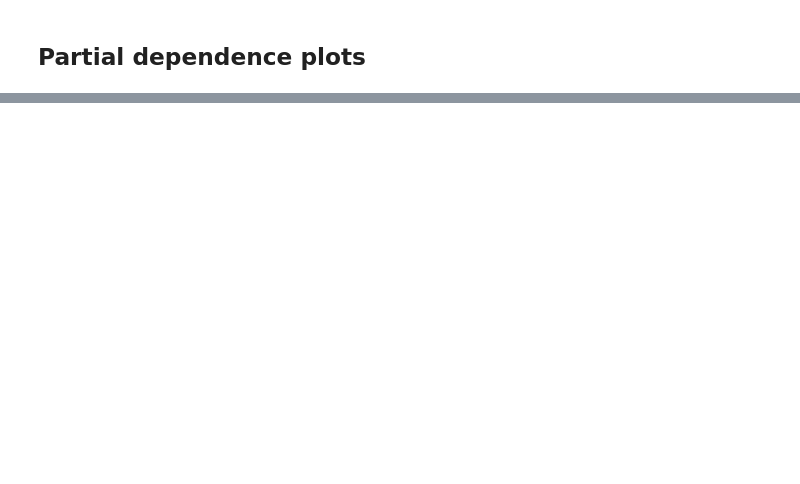
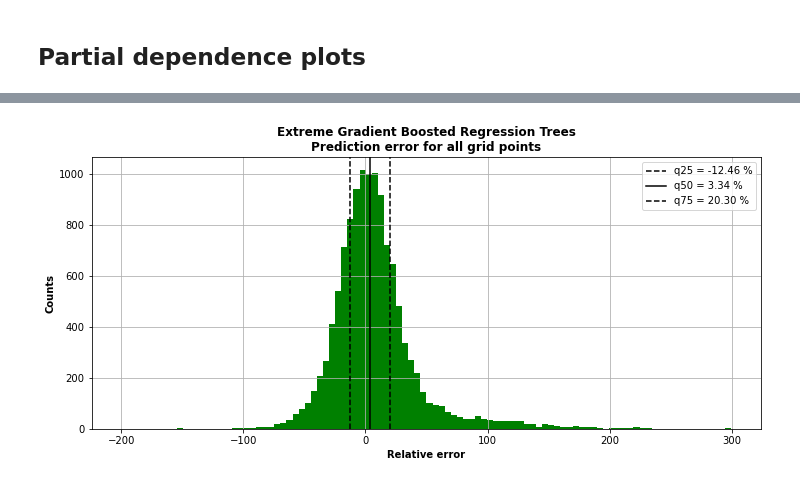
Before and after one commit to SandroAlex/phd, a Jupyter notebook: notebooks/modelling/ndvi_trends_gbrt_xgboost.ipynb, the cells around one changed output, grey strips where cells are left out. Saved outputs shown, nothing was run; the diff lists cells and outputs as text; code cells hidden in the pictures; blank space fills up the shorter version.

```diff
--- a/notebooks/modelling/ndvi_trends_gbrt_xgboost.ipynb
+++ b/notebooks/modelling/ndvi_trends_gbrt_xgboost.ipynb
@@ -807,0 +894,20 @@ Wall time: 29 s
+# %%
+# Quantiles.
+err = error.error.values.flatten()
+err = err[~np.isnan(err)]
+q25, q50, q75 = np.quantile(err, q=[0.25, 0.50, 0.75])
+
+# Make figure.
+plt.figure(figsize=(12, 5))
+plt.hist(err, bins=100, color="green")
+plt.axvline(x=q25, ls="--", color="black", label=str("q25 = %.2f %%" %(q25)))
+plt.axvline(x=q50, ls="-", color="black", label=str("q50 = %.2f %%" %(q50)))
+plt.axvline(x=q75, ls="--", color="black", label=str("q75 = %.2f %%" %(q75)))
+plt.title("Extreme Gradient Boosted Regression Trees\nPrediction error for all grid points",
+          weight="bold")
+plt.xlabel("Relative error", weight="bold")
+plt.ylabel("Counts", weight="bold")
+plt.legend()
+plt.grid();
+# %% [output]
+[figure, added]
```
Also changed, not shown: parts of 21 cells of this notebook.
